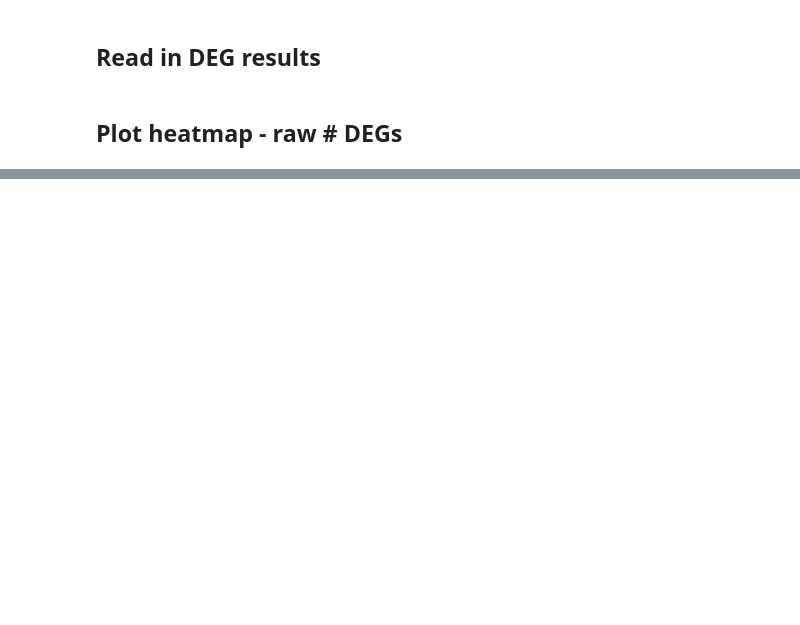
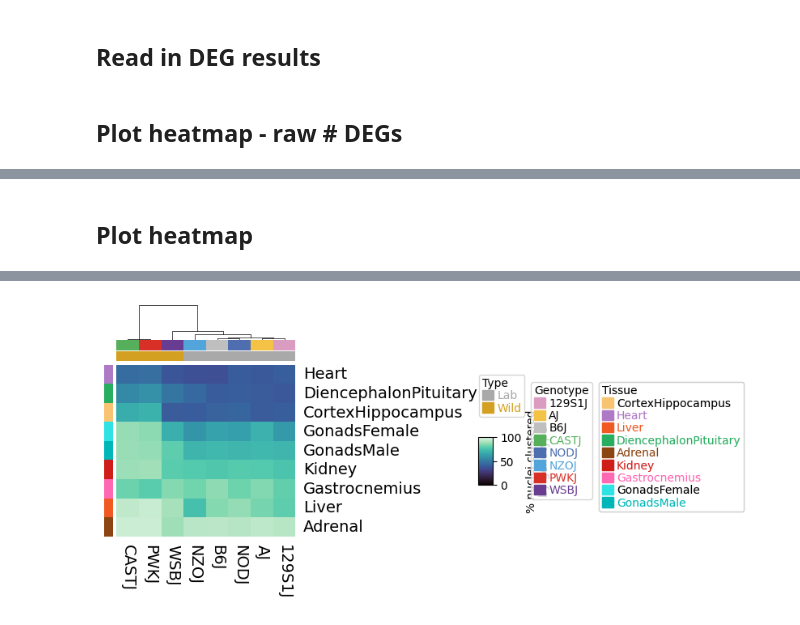
Before and after one commit to mortazavilab/8cube_manuscript, a Jupyter notebook: notebooks/Fig1.ipynb, the cells around one changed output, grey strips where cells are left out. Saved outputs shown, nothing was run; the diff lists cells and outputs as text; code cells hidden in the pictures; blank space fills up the shorter version.

```diff
--- a/notebooks/Fig1.ipynb
+++ b/notebooks/Fig1.ipynb
@@ -187,0 +198,2 @@ my_pdata.obs['Genotype'] = pd.Categorical(my_pdata.obs['Genotype'], categories=g
+# %%
+my_pdata.obs["sample_number"] = my_pdata.obs["Mouse_Tissue_ID"].str.split("_").str[0]
@@ -197,7 +255,7 @@ sc.pp.log1p(my_pdata)
 sc.tl.pca(my_pdata, svd_solver='arpack', use_highly_variable = False)
 
 # Return raw counts to X
-dc.swap_layer(my_pdata, 'counts', X_layer_key=None, inplace=True)
+my_pdata.X = my_pdata.layers['counts']
 # %% [markdown]
 ## Extract PCA df from adata
 # %%
@@ -1519,0 +1223,70 @@ Legend too long, generating a new column..
+# %%
+tissues = ['Heart','Liver','Adrenal','Gastrocnemius','Kidney','Liver',
+           'CortexHippocampus','DiencephalonPituitary','GonadsMale','GonadsFemale']
+all_geno_chisq_df = []
+for tissue in tissues:
+    geno_chisq_df = pd.read_csv(f'/share/crsp/lab/seyedam/share/igvf_pipeline/figures/subclustering_subtypes_final/{tissue}_genotype_chisq_n_cells_per_genotype.csv')
+    all_geno_chisq_df.append(geno_chisq_df)
+all_geno_chisq_df = pd.concat(all_geno_chisq_df, ignore_index=True)
+# %%
+grouped_sum = all_geno_chisq_df.groupby(['tissue', 'Genotype'])[['n_cells', 'total_n_cells']].sum().reset_index()
+grouped_sum['proportion'] = (grouped_sum['n_cells'] / grouped_sum['total_n_cells']) * 100
+plot_df = grouped_sum.pivot(index='tissue', columns='Genotype', values='proportion')
+# %% [markdown]
+## Plot heatmap
+# %%
+plt.figure(figsize=(3.1, 3.3))
+
+df_row = pd.DataFrame(all_geno_chisq_df['tissue'].drop_duplicates())
+tissue_categories = ['Heart','DiencephalonPituitary','CortexHippocampus',
+ 'GonadsFemale','GonadsMale','Kidney',
+ 'Gastrocnemius','Liver','Adrenal']
+df_row['tissue'] = pd.Categorical(df_row['tissue'], categories=tissue_categories, ordered=True)
+df_row.sort_values(['tissue'], inplace=True)
+df_row.index = df_row['tissue']
+
+left_ha = pch.HeatmapAnnotation(Tissue=pch.anno_simple(df_row['tissue'],colors=tissue_dict),
+                                label_kws = {'visible': False},
+                                axis=0)
+
+genos = all_geno_chisq_df['Genotype'].unique().tolist()
+df_col = pd.DataFrame({
+    "Genotype": genos,
+    "Strain type": ["Wild" if x in ["CASTJ","PWKJ","WSBJ"] else "Lab" for x in genos]
+})
+
+genotype_categories = ['AJ','B6J','129S1J','NODJ','NZOJ','CASTJ','PWKJ','WSBJ']
+df_col['Genotype'] = pd.Categorical(df_col['Genotype'], categories=genotype_categories, ordered=True)
+df_col.sort_values(['Genotype'], inplace=True)
+df_col = df_col.set_index("Genotype", drop=False)
+
+
+col_ha = pch.HeatmapAnnotation(Genotype=pch.anno_simple(df_col['Genotype'],colors=geno_dict),
+                               Type=pch.anno_simple(df_col['Strain type'],colors=strain_dict),
+                               label_kws = {'visible': False},
+                               axis=1)
+
+cm = pch.ClusterMapPlotter(data=plot_df.loc[df_row.index.tolist(),df_col.index.tolist()],
+                           show_rownames = True,
+                           show_colnames = True,
+                           cmap = "mako",
+                           label = "% nuclei clustered\nby genotype",
+                           top_annotation=col_ha,
+                           left_annotation=left_ha,
+                           row_cluster=False,
+                           col_cluster=True,
+                           col_dendrogram = True,
+                           col_dendrogram_size = 10,
+                           vmin = 0,
+                           vmax = 100,
+                           col_cluster_method="average",
+                           yticklabels_kws={'labelsize': 14},
+                           xticklabels_kws={'labelsize': 14}
+                          )
+
+
+plt.savefig(f"../fig1/subclustering_tissue_level_hmap_fixed.png",
+            dpi=300, bbox_inches="tight", format="png")
+
+plt.show()
+# %% [output]
@@ -1519,0 +1310 @@ Legend too long, generating a new column..
+[figure, added]
```
Also changed, not shown: parts of 87 cells of this notebook, 6 other files.
